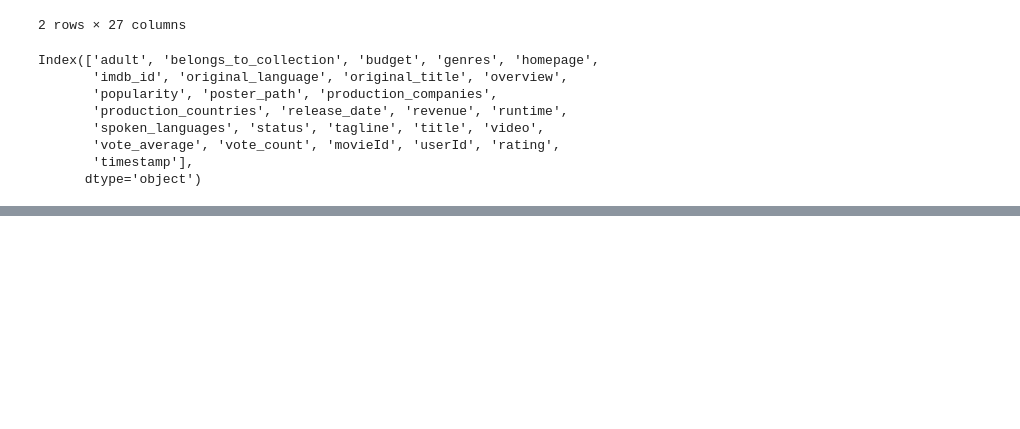
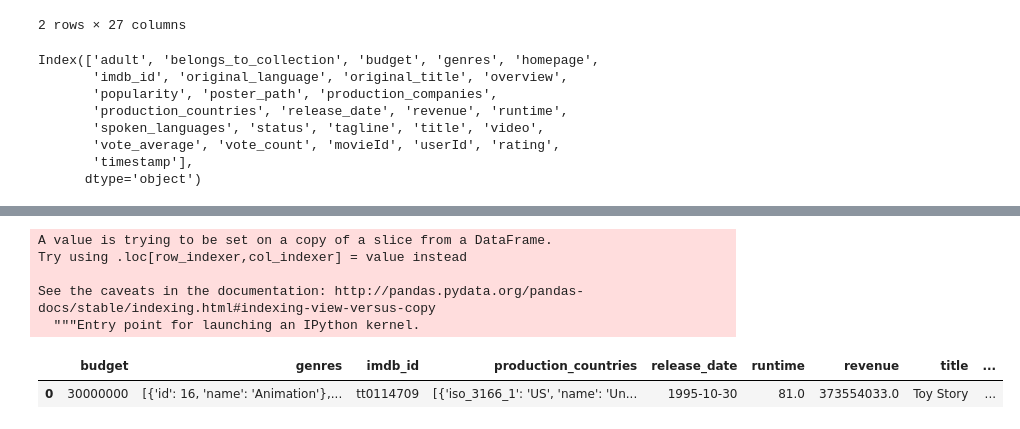
Before and after one commit to Rod-Skoglund/Data-Analytics-Project1, a Jupyter notebook: MovieAnalysis.ipynb, the cells around one changed output, grey strips where cells are left out. Drawn from its saved outputs; the diff is of its cells as text; code cells hidden in the pictures; blank space fills up the shorter version.

```diff
--- a/MovieAnalysis.ipynb
+++ b/MovieAnalysis.ipynb
@@ -219,0 +286,11 @@ trimmed_merge_table.head()
+# %%
+trimmed_runtime_movies_df["Runtime Breakdown"] = pd.cut(trimmed_runtime_movies_df["runtime"], bins, labels=group_names)
+trimmed_runtime_movies_df.head(1)
+# %% [output]
+A value is trying to be set on a copy of a slice from a DataFrame.
+Try using .loc[row_indexer,col_indexer] = value instead
+
+See the caveats in the documentation: http://pandas.pydata.org/pandas-docs/stable/indexing.html#indexing-view-versus-copy
+  """Entry point for launching an IPython kernel.
+|  | budget | genres | imdb_id | production_countries | release_date | runtime | revenue | title | ... |
+| 0 | 30000000 | [{'id': 16, 'name': 'Animation'},... | tt0114709 | [{'iso_3166_1': 'US', 'name': 'Un... | 1995-10-30 | 81.0 | 373554033.0 | Toy Story | ... |
```
Also changed, not shown: parts of 18 cells of this notebook.
